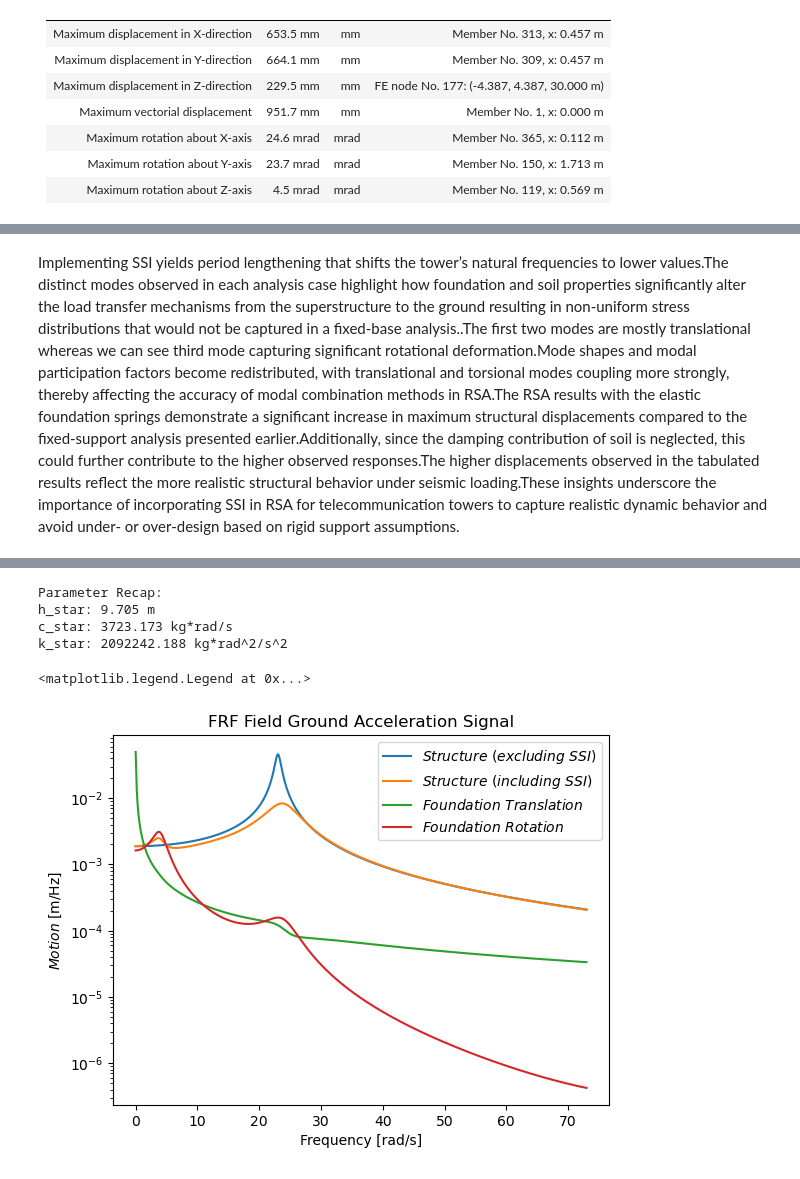
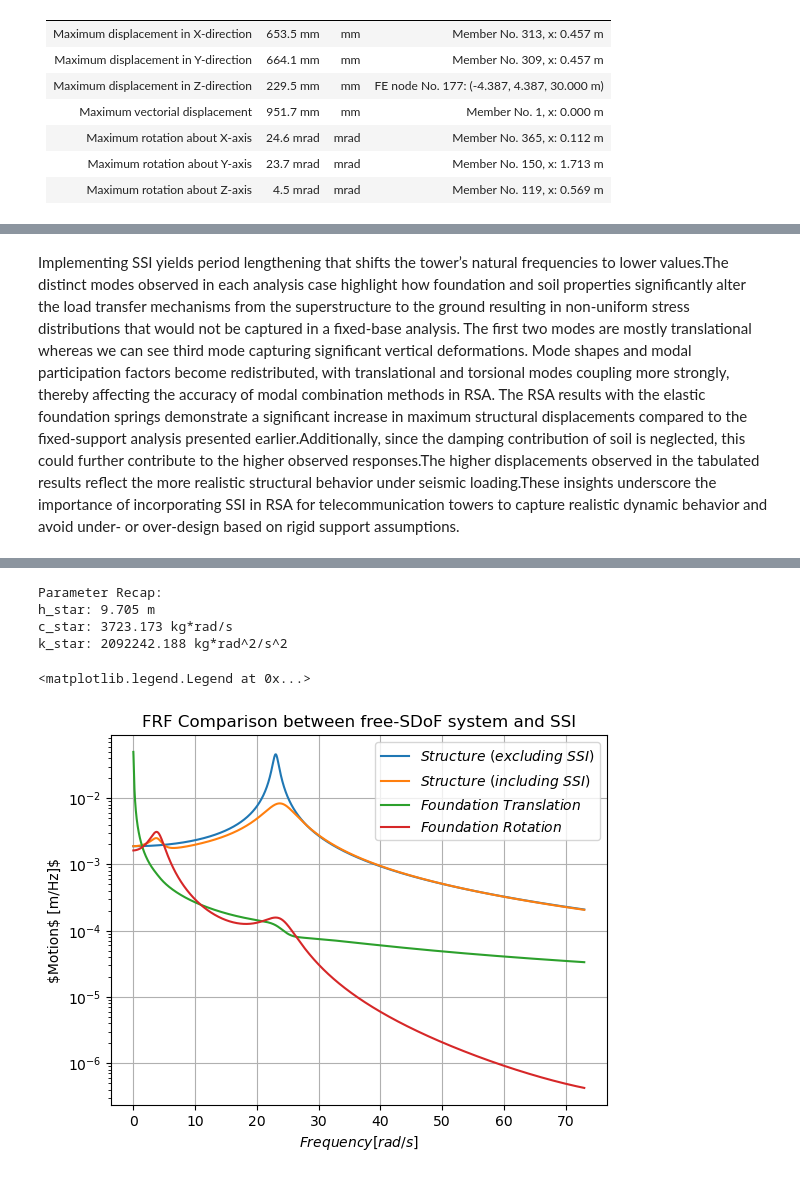
Before and after one commit to Lymone96/CIEM5220-Group2, a Jupyter notebook: 1_SRE/Part 2/Python for Project Work SRE_Part 2/Part B - Notebook (Answers 3-6).ipynb, the cells around one changed output, grey strips where cells are left out. Cells and saved outputs as stored; diff of their text form; code cells hidden in the pictures.

```diff
--- a/1_SRE/Part 2/Python for Project Work SRE_Part 2/Part B - Notebook (Answers 3-6).ipynb
+++ b/1_SRE/Part 2/Python for Project Work SRE_Part 2/Part B - Notebook (Answers 3-6).ipynb
@@ -489,7 +489,7 @@ a_0: 6.316e-01
 </div>
 <br>
 # %% [markdown]
-Implementing SSI yields period lengthening that shifts the tower’s natural frequencies to lower values.The distinct modes observed in each analysis case highlight how foundation  and soil properties significantly alter the load transfer mechanisms from the superstructure to the ground resulting in non-uniform stress distributions that would not be captured in a fixed-base analysis..The first two modes are mostly translational whereas we can see third mode capturing  significant rotational deformation.Mode shapes and modal participation factors become redistributed, with translational and torsional modes coupling more strongly, thereby affecting the accuracy of modal combination methods in RSA.The RSA results with the elastic foundation springs demonstrate a significant increase in maximum structural displacements compared to the  fixed-support analysis presented earlier.Additionally, since the damping contribution of soil is neglected, this could further contribute to the higher observed responses.The higher displacements observed in the tabulated results reflect the more realistic structural behavior under seismic loading.These insights underscore the importance of incorporating SSI in RSA for telecommunication towers to capture realistic dynamic behavior and avoid under- or over-design based on rigid support assumptions.
+Implementing SSI yields period lengthening that shifts the tower’s natural frequencies to lower values.The distinct modes observed in each analysis case highlight how foundation  and soil properties significantly alter the load transfer mechanisms from the superstructure to the ground resulting in non-uniform stress distributions that would not be captured in a fixed-base analysis. The first two modes are mostly translational whereas we can see third mode capturing significant vertical deformations. Mode shapes and modal participation factors become redistributed, with translational and torsional modes coupling more strongly, thereby affecting the accuracy of modal combination methods in RSA. The RSA results with the elastic foundation springs demonstrate a significant increase in maximum structural displacements compared to the  fixed-support analysis presented earlier.Additionally, since the damping contribution of soil is neglected, this could further contribute to the higher observed responses.The higher displacements observed in the tabulated results reflect the more realistic structural behavior under seismic loading.These insights underscore the importance of incorporating SSI in RSA for telecommunication towers to capture realistic dynamic behavior and avoid under- or over-design based on rigid support assumptions.
 # %% [markdown]
 ### Part B
 As previously mentioned, mode 2 presents an Effective Modal Mass factor of 0.45, it was therefore considered the most appropriate to describe the system in a Single Degree of Freedom simplified system.
@@ -598,7 +598,7 @@ print(f"c_star: {c_star:.3f} kg*rad/s")
 print(f"k_star: {k_star:.3f} kg*rad^2/s^2")
 
 omega_table_max = 2*v_s/B
-omega_domain = np.linspace(0.001, omega_table_max,10000) #Based on curves applicability (domain in tables)
+omega_domain = np.linspace(0.001, omega_table_max,10000) #Based on curves applicability (domain from tables)
 
 # Fitting of curves in tables
 ## Only c_ry
@@ -638,35 +638,36 @@ for counter,omega in enumerate(omega_domain):
     K_tilde_system[1, 1] = K_x_dyn + 1j*omega*C_x_tot - omega**2*(M_x+m_f)
     K_tilde_system[2, 2] = K_ry_dyn + 1j*omega*C_ry_tot - omega**2*(M_x*h_star**2+J_y+J_y_f)
     K_tilde_system[0, 1] = K_tilde_system[1, 0] = -omega**2*M_x
     K_tilde_system[0, 2] = K_tilde_system[2, 0] = -omega**2*M_x*h_star
     K_tilde_system[1, 2] = K_tilde_system[2, 1] = - omega**2*M_x*h_star
 
     F_tilde = np.array([-M_x*a_g_tilde, -(M_x+m_f)*a_g_tilde, -M_x*h_star*a_g_tilde])
 
     u_r_tilde_omega , ug_tilde_omega , u_thetag_tilde_omega  = np.linalg.solve(K_tilde_system, F_tilde)
     frf_ur_tilde.append(u_r_tilde_omega)
     frf_ug_tilde.append(ug_tilde_omega)
     frf_thetag_tilde.append(u_thetag_tilde_omega)
 
 
 # No-interaction SDOF response
 
 frf_ur_tilde_no_SSI = [-M_x*a_g_tilde/(-omega**2*M_x+1j*c_star*omega+k_star) for omega in omega_domain]
 
 plt.semilogy(omega_domain, np.abs(frf_ur_tilde_no_SSI), label=r"$Structure\ (excluding\ SSI)$")
 plt.semilogy(omega_domain, np.abs(frf_ur_tilde), label=r"$Structure\ (including\ SSI)$")
 plt.semilogy(omega_domain, np.abs(frf_ug_tilde), label=r"$Foundation\ Translation$")
 plt.semilogy(omega_domain, np.abs(frf_thetag_tilde), label=r"$Foundation\ Rotation$")
-plt.title("FRF Field Ground Acceleration Signal")
-plt.xlabel("Frequency [rad/s]")
-plt.ylabel(r"$Motion$ [m/Hz]")
+plt.title("FRF Comparison between free-SDoF system and SSI")
+plt.xlabel("$Frequency [rad/s]$")
+plt.ylabel(r"$Motion$ [m/Hz]$")
+plt.grid()
 # plt.xlim(0, 10)
 plt.legend()
 # %% [output]
 Parameter Recap:
 h_star: 9.705 m
 c_star: 3723.173 kg*rad/s
 k_star: 2092242.188 kg*rad^2/s^2
 <matplotlib.legend.Legend at 0x...>
-[figure, old version]
+[figure, new version]
 # %% [markdown]
```
Also changed, not shown: parts of 1 cell of this notebook.
